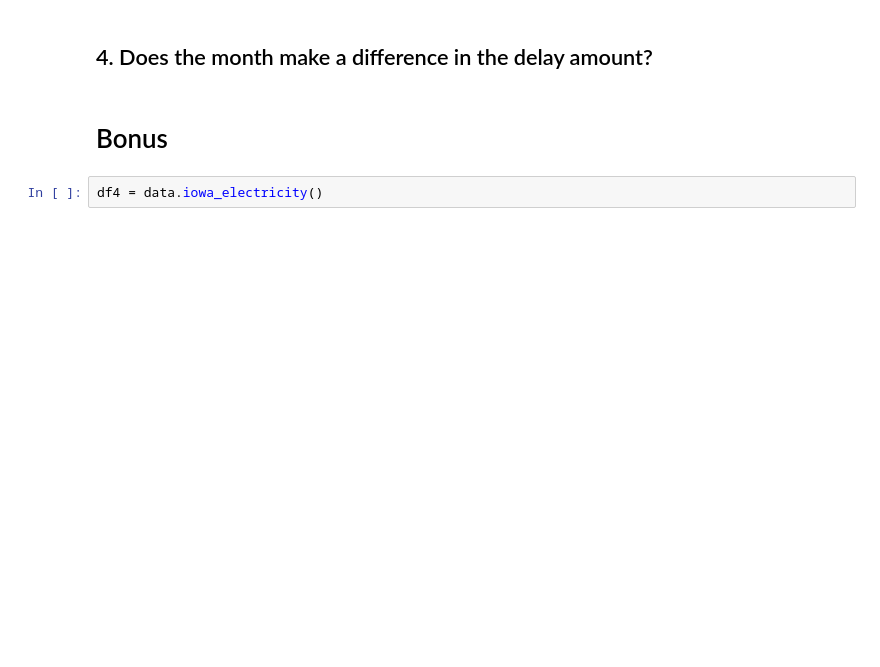
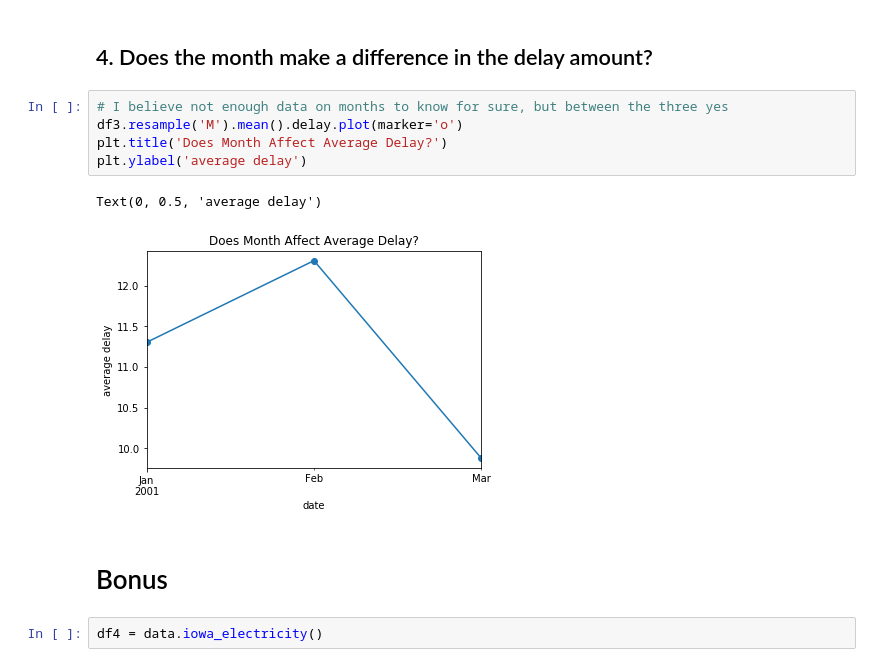
Before and after one commit to ThompsonBethany01/time-series-exercises, a Jupyter notebook: Working_With_Time_Series_Exercises.ipynb, the cells around one changed output. Drawn from its saved outputs; the diff is of its cells as text; blank space fills up the shorter version.

```diff
--- a/Working_With_Time_Series_Exercises.ipynb
+++ b/Working_With_Time_Series_Exercises.ipynb
@@ -328,5 +422,13 @@ df3.head(1)
 # %% [markdown]
 ## 4. Does the month make a difference in the delay amount?
+# %%
+# I believe not enough data on months to know for sure, but between the three yes
+df3.resample('M').mean().delay.plot(marker='o')
+plt.title('Does Month Affect Average Delay?')
+plt.ylabel('average delay')
+# %% [output]
+Text(0, 0.5, 'average delay')
+[figure, added]
 # %% [markdown]
 # Bonus
 # %%
```
Also changed, not shown: parts of 12 cells of this notebook, 1 other file.
